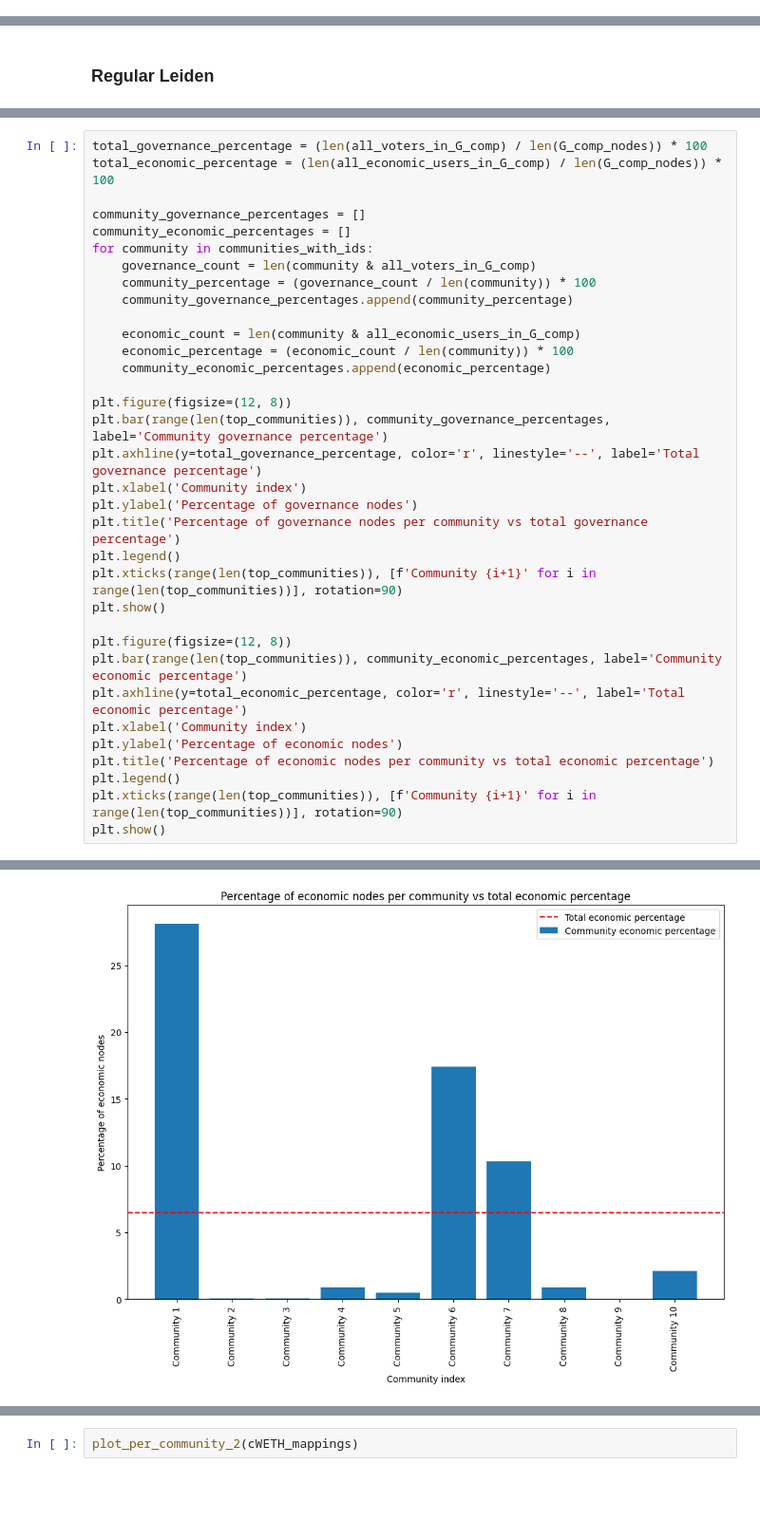
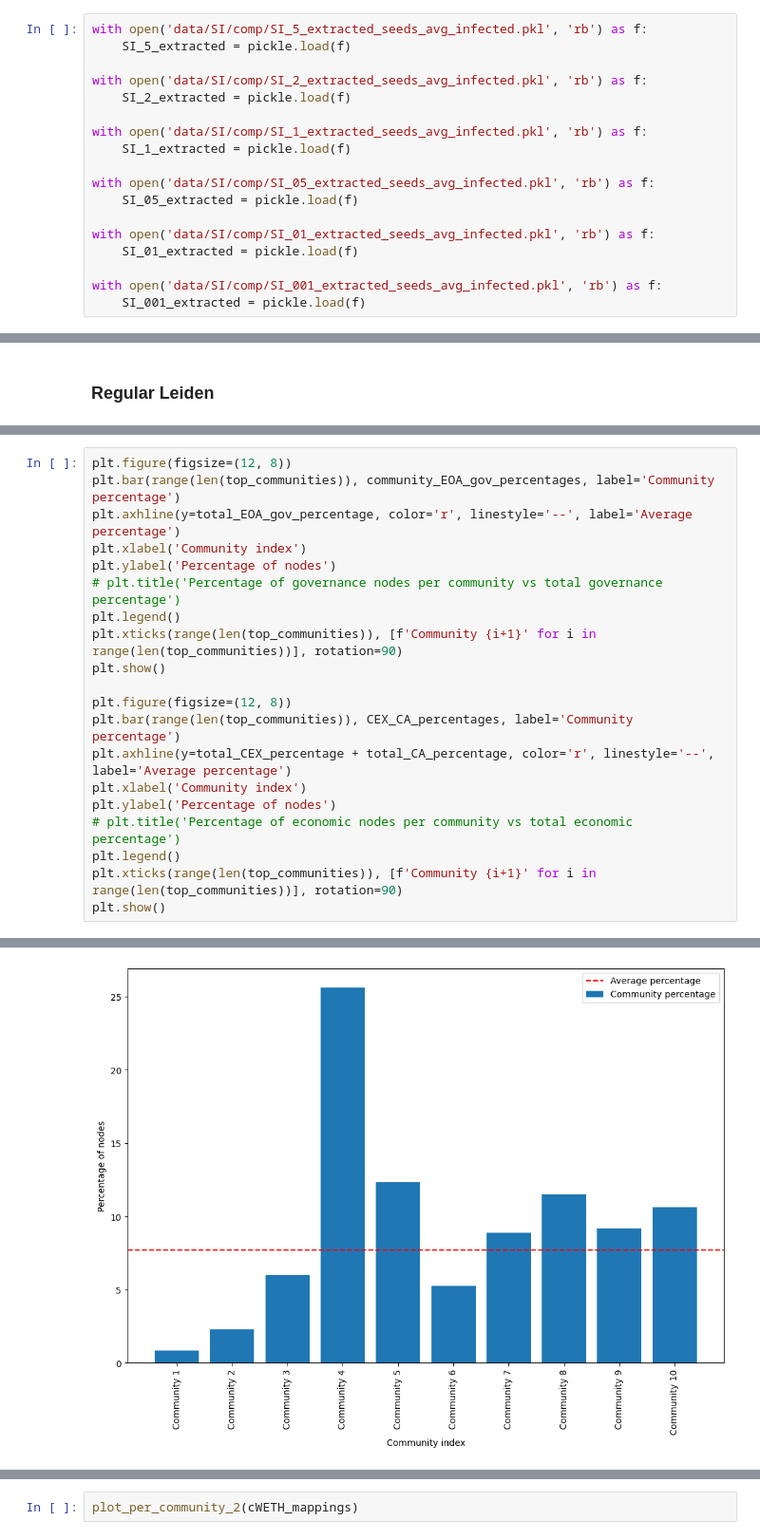
Before and after one commit to SamHes/Master-thesis, a Jupyter notebook: comp_analysis.ipynb, the cells around one changed output, grey strips where cells are left out. Shown at 95% size. Cells and saved outputs as stored; diff of their text form; blank space fills up the shorter version.

```diff
--- a/comp_analysis.ipynb
+++ b/comp_analysis.ipynb
@@ -864,0 +1027,18 @@ for feature_name, feature_mapping in COMP_mappings:
+# %%
+with open('data/SI/comp/SI_5_extracted_seeds_avg_infected.pkl', 'rb') as f:
+    SI_5_extracted = pickle.load(f)
+
+with open('data/SI/comp/SI_2_extracted_seeds_avg_infected.pkl', 'rb') as f:
+    SI_2_extracted = pickle.load(f)
+
+with open('data/SI/comp/SI_1_extracted_seeds_avg_infected.pkl', 'rb') as f:
+    SI_1_extracted = pickle.load(f)
+
+with open('data/SI/comp/SI_05_extracted_seeds_avg_infected.pkl', 'rb') as f:
+    SI_05_extracted = pickle.load(f)
+
+with open('data/SI/comp/SI_01_extracted_seeds_avg_infected.pkl', 'rb') as f:
+    SI_01_extracted = pickle.load(f)
+
+with open('data/SI/comp/SI_001_extracted_seeds_avg_infected.pkl', 'rb') as f:
+    SI_001_extracted = pickle.load(f)
@@ -1321,34 +1848,20 @@ plt.show()
 # %%
-total_governance_percentage = (len(all_voters_in_G_comp) / len(G_comp_nodes)) * 100
-total_economic_percentage = (len(all_economic_users_in_G_comp) / len(G_comp_nodes)) * 100
-
-community_governance_percentages = []
-community_economic_percentages = []
-for community in communities_with_ids:
-    governance_count = len(community & all_voters_in_G_comp)
-    community_percentage = (governance_count / len(community)) * 100
-    community_governance_percentages.append(community_percentage)
-
-    economic_count = len(community & all_economic_users_in_G_comp)
-    economic_percentage = (economic_count / len(community)) * 100
-    community_economic_percentages.append(economic_percentage)
-
 plt.figure(figsize=(12, 8))
-plt.bar(range(len(top_communities)), community_governance_percentages, label='Community governance percentage')
-plt.axhline(y=total_governance_percentage, color='r', linestyle='--', label='Total governance percentage')
+plt.bar(range(len(top_communities)), community_EOA_gov_percentages, label='Community percentage')
+plt.axhline(y=total_EOA_gov_percentage, color='r', linestyle='--', label='Average percentage')
 plt.xlabel('Community index')
-plt.ylabel('Percentage of governance nodes')
-plt.title('Percentage of governance nodes per community vs total governance percentage')
+plt.ylabel('Percentage of nodes')
+# plt.title('Percentage of governance nodes per community vs total governance percentage')
 plt.legend()
 plt.xticks(range(len(top_communities)), [f'Community {i+1}' for i in range(len(top_communities))], rotation=90)
 plt.show()
 
 plt.figure(figsize=(12, 8))
-plt.bar(range(len(top_communities)), community_economic_percentages, label='Community economic percentage')
-plt.axhline(y=total_economic_percentage, color='r', linestyle='--', label='Total economic percentage')
+plt.bar(range(len(top_communities)), CEX_CA_percentages, label='Community percentage')
+plt.axhline(y=total_CEX_percentage + total_CA_percentage, color='r', linestyle='--', label='Average percentage')
 plt.xlabel('Community index')
-plt.ylabel('Percentage of economic nodes')
-plt.title('Percentage of economic nodes per community vs total economic percentage')
+plt.ylabel('Percentage of nodes')
+# plt.title('Percentage of economic nodes per community vs total economic percentage')
 plt.legend()
 plt.xticks(range(len(top_communities)), [f'Community {i+1}' for i in range(len(top_communities))], rotation=90)
 plt.show()
@@ -1357,2 +1870,2 @@ plt.show()
-[figure, old version]
+[figure, new version]
 # %% [markdown]
```
Also changed, not shown: parts of 143 cells of this notebook, 24 other files.
